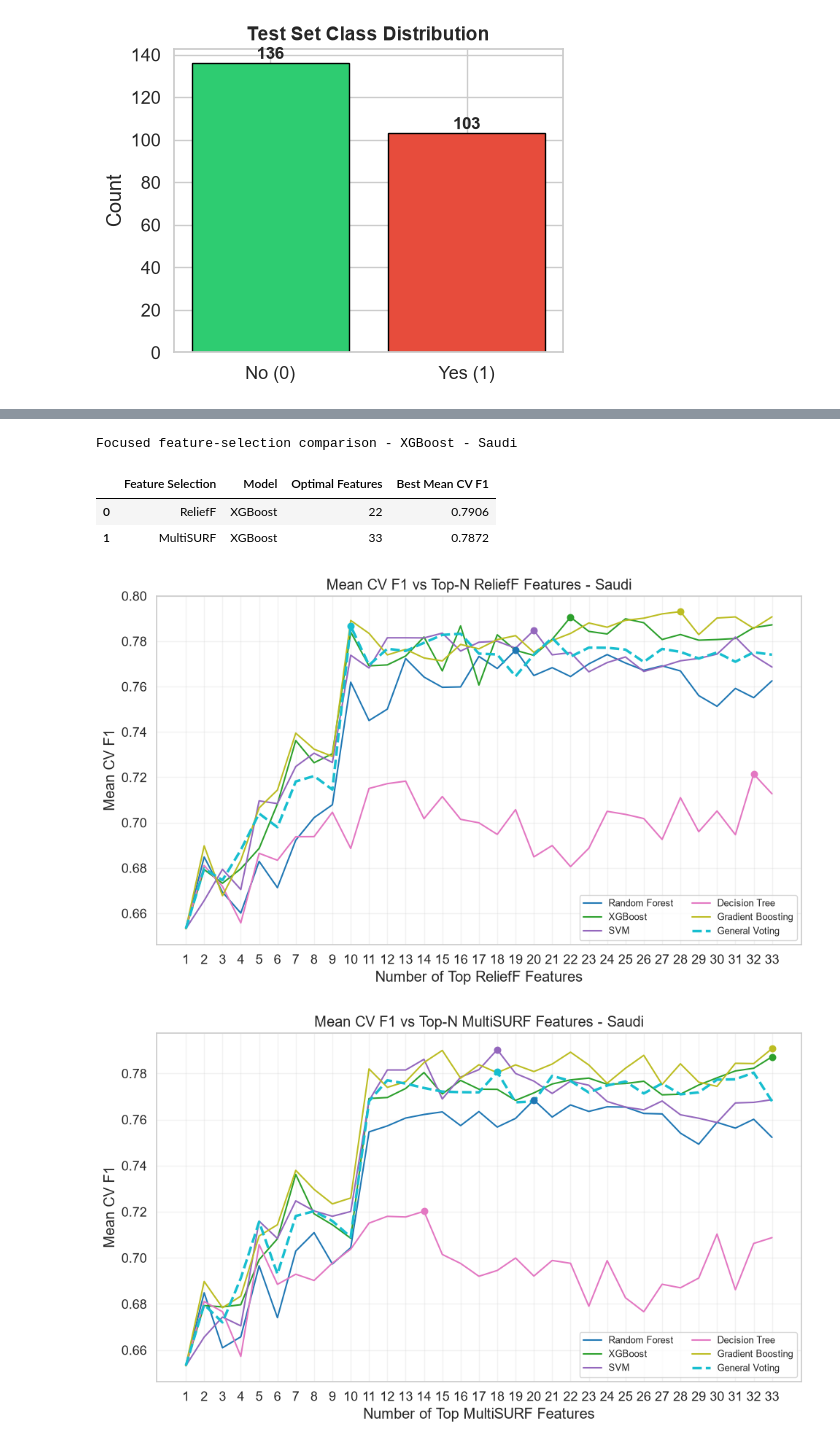
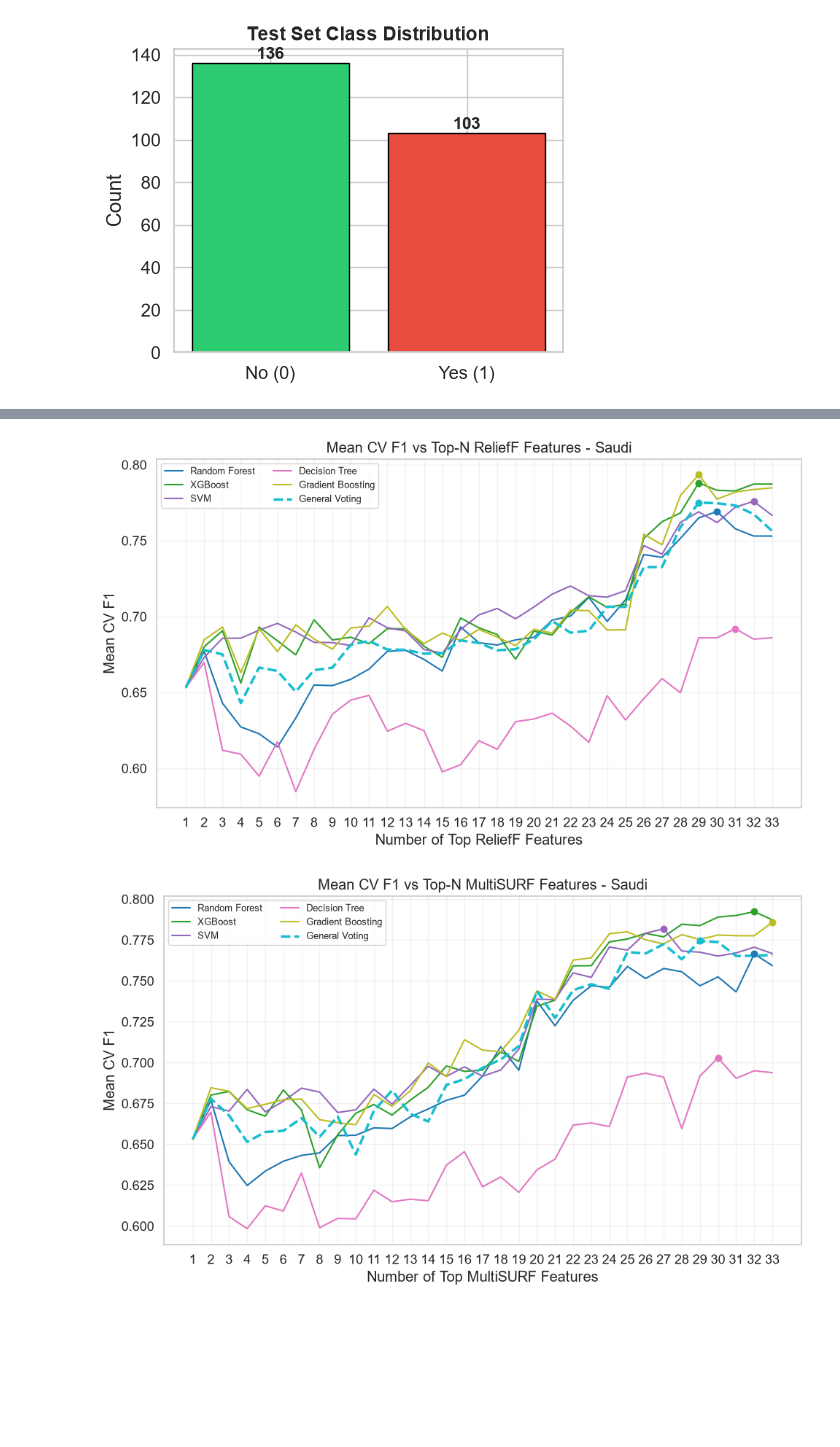
Before and after one commit to celotip/Employee-Attrition-Prediction, a Jupyter notebook: saudi/saudi-notebook.ipynb, the cells around one changed output, grey strips where cells are left out. Drawn from its saved outputs; the diff is of its cells as text; code cells hidden in the pictures; blank space fills up the shorter version.

```diff
--- a/saudi/saudi-notebook.ipynb
+++ b/saudi/saudi-notebook.ipynb
@@ -768,7 +749,7 @@ All Features Ranked by ReliefF Score:
 print("MultiSURF Feature Ranking")
 print("-"*60)
 
-multisurf = MultiSURF(n_features_to_select=X_train_np.shape[1])
+multisurf = MultiSURF(n_features_to_select=X_train_np.shape[1], categorical_features=ranking_categorical_indices, n_jobs=-1)
 multisurf.fit(X_train_np, y_train_np)
 multisurf_scores_dict = dict(zip(feature_names, multisurf.feature_importances_))
 multisurf_sorted = sorted(multisurf_scores_dict.items(), key=lambda x: x[1], reverse=True)
@@ -1239,11 +1264,10 @@ Feature-count rule: choose the smallest N attaining the maximum mean CV F1 for t
 # %%
 import numpy as np
-import pandas as pd
 import matplotlib.pyplot as plt
 
-# Compare feature-count curves for the five individual classifiers and the
-# paper's general soft-voting classifier. Other voting ablations remain in tables.
-focus_model_name = "XGBoost"
+# Show the full Top-N behaviour for the five individual classifiers and the
+# general soft-voting classifier. The next cell provides the focused
+# ReliefF-versus-MultiSURF comparison for the final voting configuration.
 n_values = np.arange(1, max_n + 1)
 comparison_model_names = list(base_model_templates.keys()) + ["General Voting"]
 missing_curve_models = [
@@ -1253,72 +1277,35 @@ missing_curve_models = [
 if missing_curve_models:
     raise KeyError(f"Missing Top-N CV curves for: {missing_curve_models}")
 
-focus_relief_cv = np.asarray(scores["relief"][focus_model_name], dtype=float)
-focus_multi_cv = np.asarray(scores["multi"][focus_model_name], dtype=float)
-focus_relief_n = best_feature_counts["ReliefF"][focus_model_name]
-focus_multi_n = best_feature_counts["MultiSURF"][focus_model_name]
-
-fs_cv_comparison = pd.DataFrame({
-    "Feature Selection": ["ReliefF", "MultiSURF"],
-    "Model": [focus_model_name, focus_model_name],
-    "Optimal Features": [focus_relief_n, focus_multi_n],
-    "Best Mean CV F1": [focus_relief_cv[focus_relief_n - 1], focus_multi_cv[focus_multi_n - 1]],
-})
-print(f"Focused feature-selection comparison - {focus_model_name} - Saudi")
-display(fs_cv_comparison.round(4))
 
 def plot_top_n_curves(score_key, selector_name):
     plt.figure(figsize=(10, 6))
     colours = plt.cm.tab10(np.linspace(0, 1, len(comparison_model_names)))
     for colour, model_name in zip(colours, comparison_model_names):
         curve = np.asarray(scores[score_key][model_name], dtype=float)
         optimal_n = best_feature_counts[selector_name][model_name]
         is_voting = model_name == "General Voting"
         plt.plot(
-            n_values, curve,
+            n_values,
+            curve,
             label=model_name,
             color=colour,
             linewidth=2.5 if is_voting else 1.5,
             linestyle="--" if is_voting else "-",
         )
         plt.scatter(optimal_n, curve[optimal_n - 1], color=colour, s=38, zorder=3)
     plt.xlabel(f"Number of Top {selector_name} Features")
     plt.ylabel("Mean CV F1")
     plt.title(f"Mean CV F1 vs Top-N {selector_name} Features - Saudi")
     plt.xticks(n_values)
     plt.legend(ncol=2, fontsize=9)
     plt.grid(alpha=0.25)
     plt.tight_layout()
     plt.show()
 
-# Figure 1: all individual models and General Voting using ReliefF rankings.
+
 plot_top_n_curves("relief", "ReliefF")
-
-# Figure 2: all individual models and General Voting using MultiSURF rankings.
 plot_top_n_curves("multi", "MultiSURF")
-
-# Figure 3: matched selector comparison for the dataset's selected best model.
-plt.figure(figsize=(9, 5))
-plt.plot(n_values, focus_relief_cv, marker="o", markersize=3, label="ReliefF", color="#4C78A8")
-plt.plot(n_values, focus_multi_cv, marker="o", markersize=3, label="MultiSURF", color="#D95F5F")
-plt.scatter(focus_relief_n, focus_relief_cv[focus_relief_n - 1], color="#1F4E79", s=50, zorder=3)
-plt.scatter(focus_multi_n, focus_multi_cv[focus_multi_n - 1], color="#8B1A1A", s=50, zorder=3)
-plt.annotate(f"ReliefF N={focus_relief_n}", (focus_relief_n, focus_relief_cv[focus_relief_n - 1]),
-             xytext=(6, 8), textcoords="offset points")
-plt.annotate(f"MultiSURF N={focus_multi_n}", (focus_multi_n, focus_multi_cv[focus_multi_n - 1]),
-             xytext=(6, -14), textcoords="offset points")
-plt.xlabel("Number of Top-Ranked Features")
-plt.ylabel("Mean CV F1")
-plt.title(f"{focus_model_name}: ReliefF vs MultiSURF CV F1 - Saudi")
-plt.xticks(n_values)
-plt.legend()
-plt.grid(alpha=0.25)
-plt.tight_layout()
-plt.show()
 # %% [output]
-Focused feature-selection comparison - XGBoost - Saudi
-|  | Feature Selection | Model | Optimal Features | Best Mean CV F1 |
-| 0 | ReliefF | XGBoost | 22 | 0.7906 |
-| 1 | MultiSURF | XGBoost | 33 | 0.7872 |
-[figure, old version]
+[figure, new version]
-[figure, old version]
+[figure, new version]
```
Also changed, not shown: parts of 39 cells of this notebook, 3 other files.
